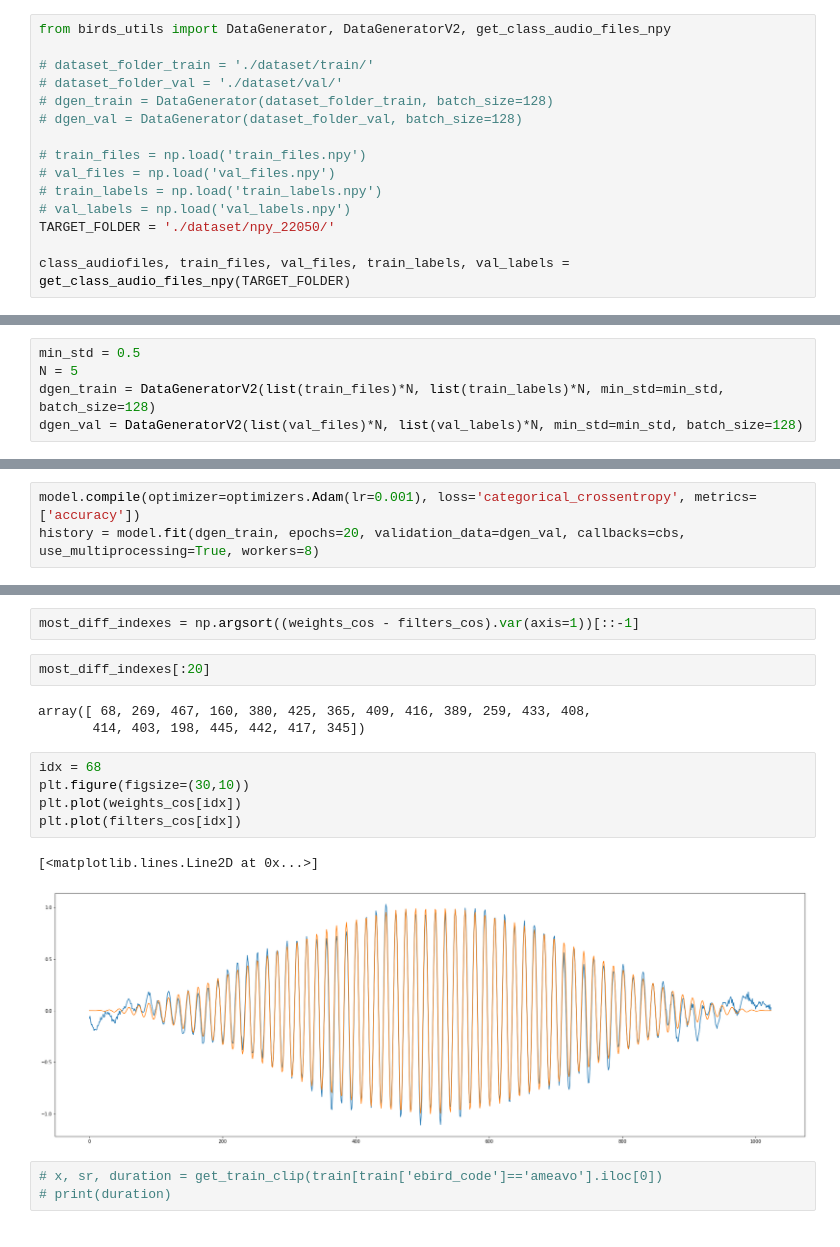
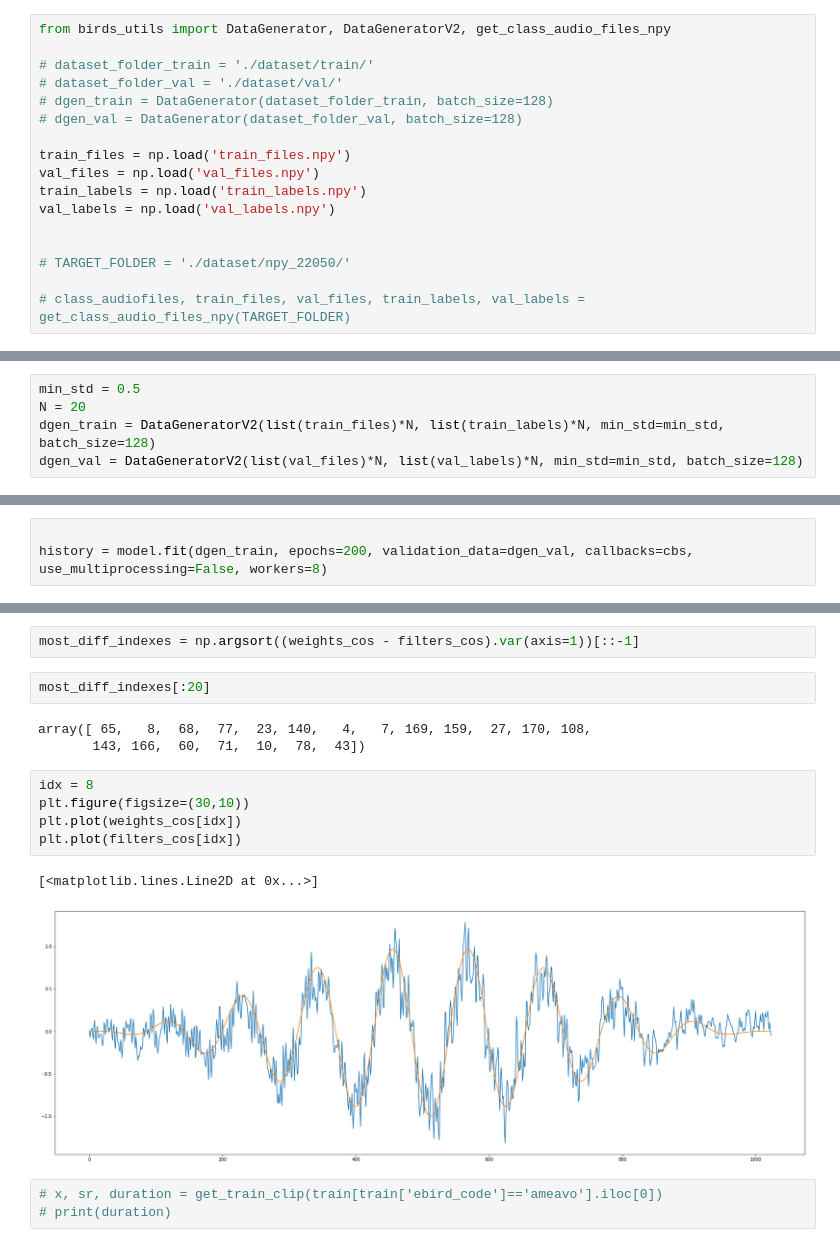
Before and after one commit to jganzabal/kaggle-birds, a Jupyter notebook: 02_Model.ipynb, the cells around one changed output, grey strips where cells are left out. Saved outputs shown, nothing was run; the diff lists cells and outputs as text.

```diff
--- a/02_Model.ipynb
+++ b/02_Model.ipynb
@@ -13,10 +13,12 @@ from birds_utils import DataGenerator, DataGeneratorV2, get_class_audio_files_np
 # dgen_train = DataGenerator(dataset_folder_train, batch_size=128)
 # dgen_val = DataGenerator(dataset_folder_val, batch_size=128)
 
-# train_files = np.load('train_files.npy')
-# val_files = np.load('val_files.npy')
-# train_labels = np.load('train_labels.npy')
-# val_labels = np.load('val_labels.npy')
-TARGET_FOLDER = './dataset/npy_22050/'
+train_files = np.load('train_files.npy')
+val_files = np.load('val_files.npy')
+train_labels = np.load('train_labels.npy')
+val_labels = np.load('val_labels.npy')
 
-class_audiofiles, train_files, val_files, train_labels, val_labels = get_class_audio_files_npy(TARGET_FOLDER)
+
+# TARGET_FOLDER = './dataset/npy_22050/'
+
+# class_audiofiles, train_files, val_files, train_labels, val_labels = get_class_audio_files_npy(TARGET_FOLDER)
@@ -27,6 +30,6 @@ class_audiofiles, train_files, val_files, train_labels, val_labels = get_class_a
 # %%
 min_std = 0.5
-N = 5
+N = 20
 dgen_train = DataGeneratorV2(list(train_files)*N, list(train_labels)*N, min_std=min_std, batch_size=128)
 dgen_val = DataGeneratorV2(list(val_files)*N, list(val_labels)*N, min_std=min_std, batch_size=128)
 # %% [output]
@@ -160,4 +181,4 @@ cbs = [
 # %%
-model.compile(optimizer=optimizers.Adam(lr=0.001), loss='categorical_crossentropy', metrics=['accuracy'])
-history = model.fit(dgen_train, epochs=20, validation_data=dgen_val, callbacks=cbs, use_multiprocessing=True, workers=8)
+
+history = model.fit(dgen_train, epochs=200, validation_data=dgen_val, callbacks=cbs, use_multiprocessing=False, workers=8)
 # %% [output]
@@ -220,16 +238,16 @@ most_diff_indexes = np.argsort((weights_cos - filters_cos).var(axis=1))[::-1]
 # %%
 most_diff_indexes[:20]
 # %% [output]
-array([ 68, 269, 467, 160, 380, 425, 365, 409, 416, 389, 259, 433, 408,
-       414, 403, 198, 445, 442, 417, 345])
+array([ 65,   8,  68,  77,  23, 140,   4,   7, 169, 159,  27, 170, 108,
+       143, 166,  60,  71,  10,  78,  43])
 # %%
-idx = 68
+idx = 8
 plt.figure(figsize=(30,10))
 plt.plot(weights_cos[idx])
 plt.plot(filters_cos[idx])
 # %% [output]
 [<matplotlib.lines.Line2D at 0x...>]
-[figure, old version]
+[figure, new version]
 # %%
 # x, sr, duration = get_train_clip(train[train['ebird_code']=='ameavo'].iloc[0])
 # print(duration)
```
Also changed, not shown: parts of 13 cells of this notebook, 7 other files.
